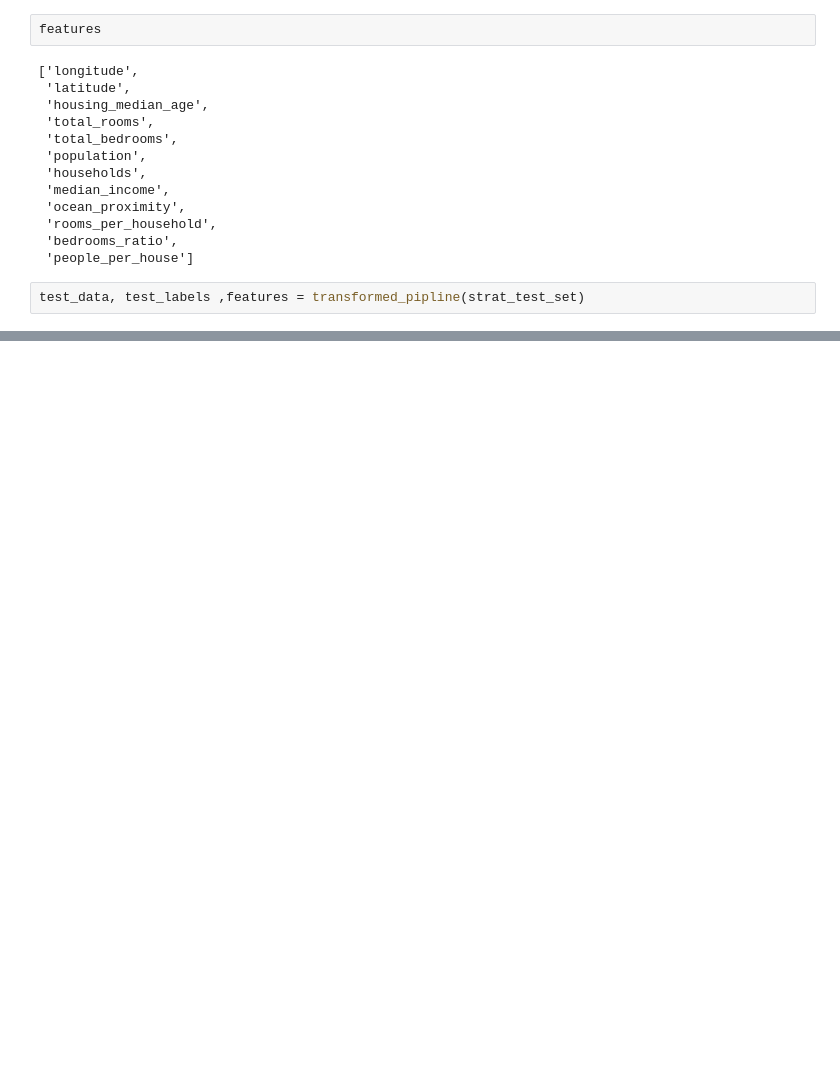
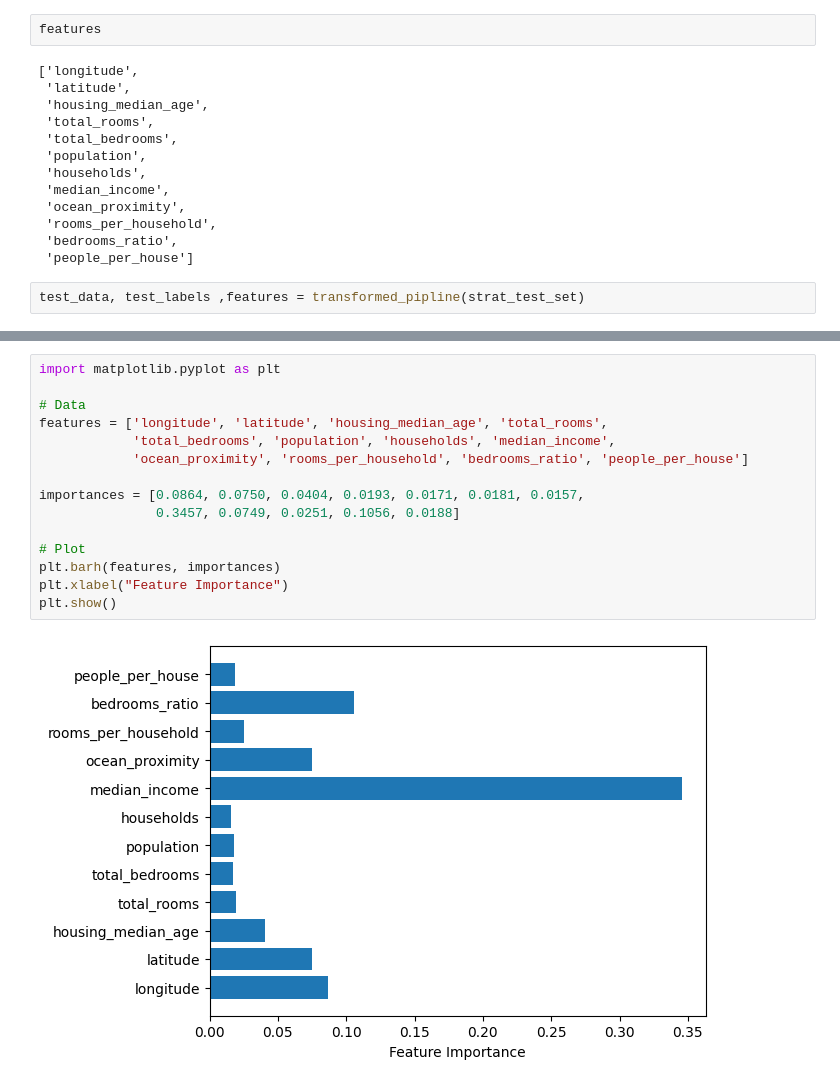
Before and after one commit to YuktheswarAlahari19/California-Market-Prediction, a Jupyter notebook: ProjectBook.ipynb, the cells around one changed output, grey strips where cells are left out. Drawn from its saved outputs; the diff is of its cells as text; blank space fills up the shorter version.

```diff
--- a/ProjectBook.ipynb
+++ b/ProjectBook.ipynb
@@ -444,0 +542,17 @@ tree_mse
+# %%
+import matplotlib.pyplot as plt
+
+# Data
+features = ['longitude', 'latitude', 'housing_median_age', 'total_rooms',
+            'total_bedrooms', 'population', 'households', 'median_income',
+            'ocean_proximity', 'rooms_per_household', 'bedrooms_ratio', 'people_per_house']
+
+importances = [0.0864, 0.0750, 0.0404, 0.0193, 0.0171, 0.0181, 0.0157,
+               0.3457, 0.0749, 0.0251, 0.1056, 0.0188]
+
+# Plot
+plt.barh(features, importances)
+plt.xlabel("Feature Importance")
+plt.show()
+# %% [output]
+[figure, added]
```
Also changed, not shown: parts of 20 cells of this notebook.
